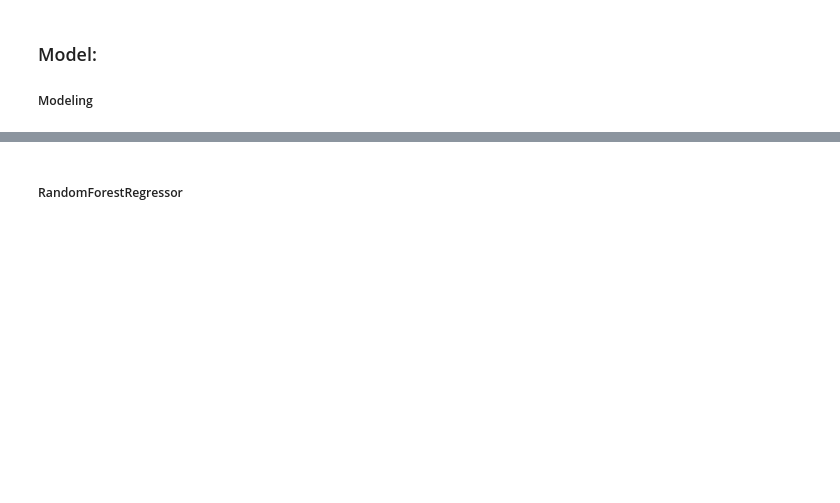
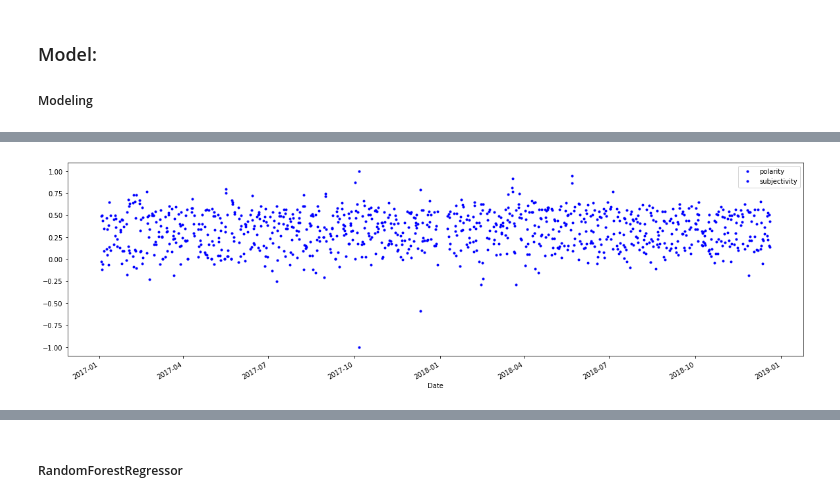
Before and after one commit to Kelvincwaters/SP500-Prediction-Using-Prominent-Tweets, a Jupyter notebook: student.ipynb, the cells around one changed output, grey strips where cells are left out. Cells and saved outputs as stored; diff of their text form; code cells hidden in the pictures; blank space fills up the shorter version.

```diff
--- a/student.ipynb
+++ b/student.ipynb
@@ -371,0 +673,5 @@ X.head()
+# %%
+# no stationarity performed on these metrics
+X.plot(figsize=(20,6), style= '.b');
+# %% [output]
+[figure, added]
```
Also changed, not shown: parts of 60 cells of this notebook, 1 other file.
